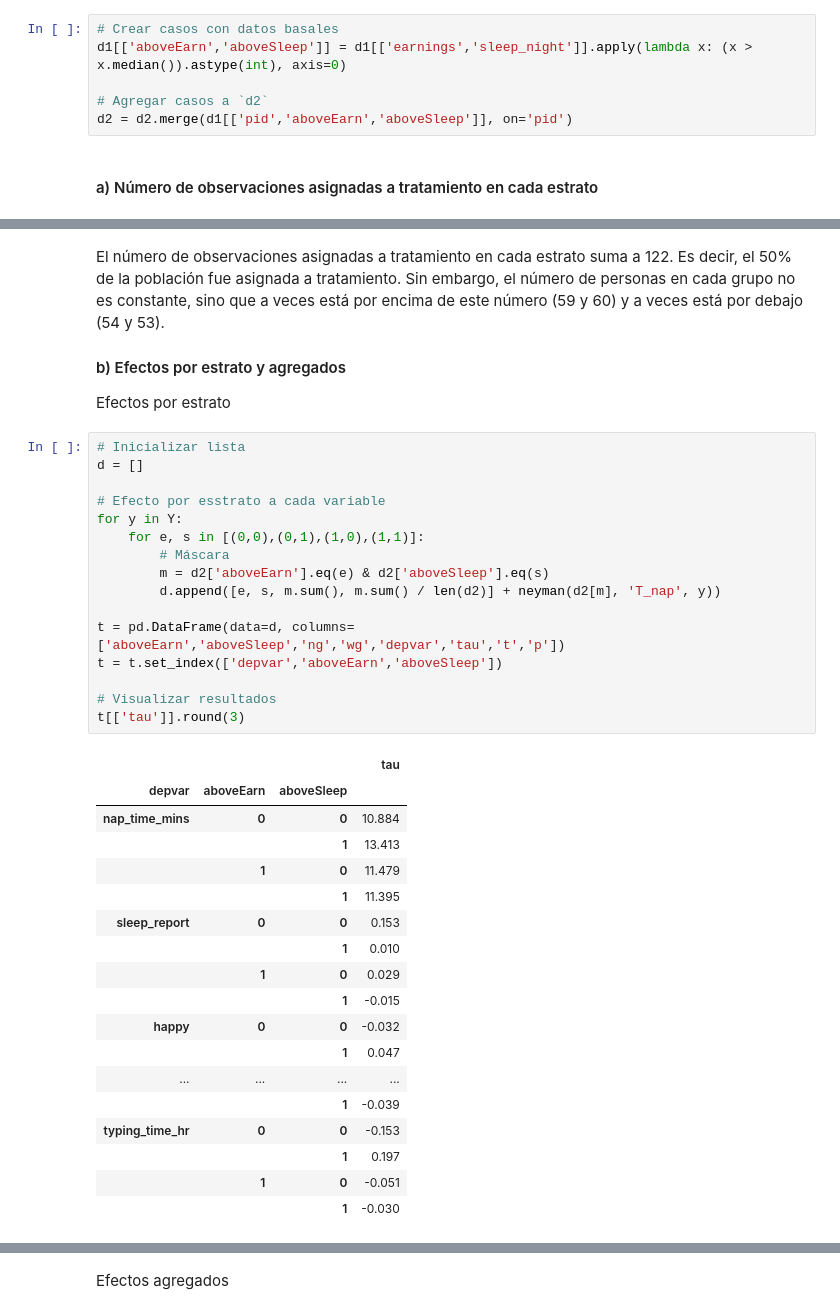
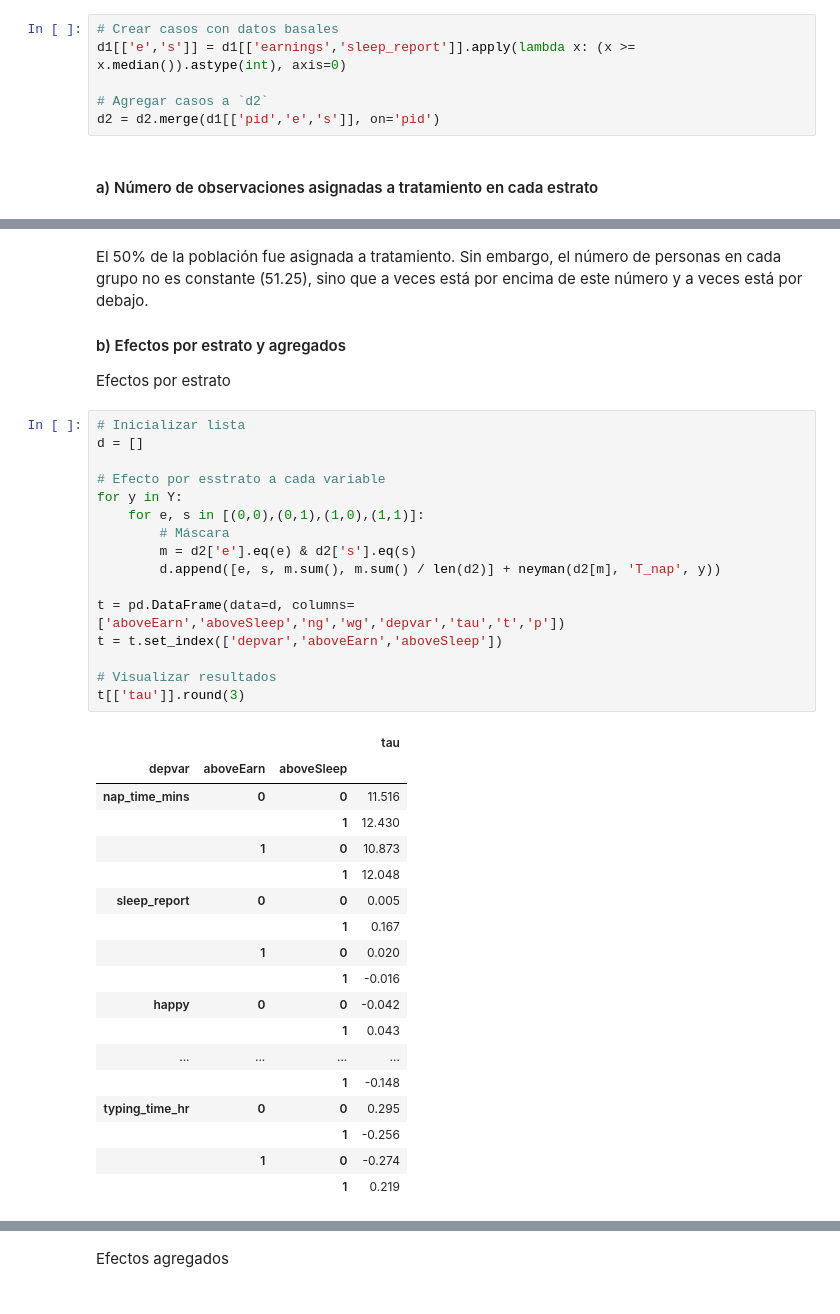
Before and after one commit to ArturoSbr/EmtrAp-hw01, a Jupyter notebook: cod/main.ipynb, the cells around one changed output, grey strips where cells are left out. Drawn from its saved outputs; the diff is of its cells as text.

```diff
--- a/cod/main.ipynb
+++ b/cod/main.ipynb
@@ -192,9 +192,9 @@ En resumen, todos los casos indican que las siestas no tienen un efecto estadís
 ### 4. Estratificación
 # %%
 # Crear casos con datos basales
-d1[['aboveEarn','aboveSleep']] = d1[['earnings','sleep_night']].apply(lambda x: (x > x.median()).astype(int), axis=0)
+d1[['e','s']] = d1[['earnings','sleep_report']].apply(lambda x: (x >= x.median()).astype(int), axis=0)
 
 # Agregar casos a `d2`
-d2 = d2.merge(d1[['pid','aboveEarn','aboveSleep']], on='pid')
+d2 = d2.merge(d1[['pid','e','s']], on='pid')
 # %% [markdown]
 #### a) Número de observaciones asignadas a tratamiento en cada estrato
@@ -219,40 +220,40 @@ Name: T_nap, dtype: int64
 # %% [markdown]
-El número de observaciones asignadas a tratamiento en cada estrato suma a 122. Es decir, el 50% de la población fue asignada a tratamiento. Sin embargo, el número de personas en cada grupo no es constante, sino que a veces está por encima de este número (59 y 60) y a veces está por debajo (54 y 53).
+El 50% de la población fue asignada a tratamiento. Sin embargo, el número de personas en cada grupo no es constante (51.25), sino que a veces está por encima de este número y a veces está por debajo.
 
 #### b) Efectos por estrato y agregados
 Efectos por estrato
 # %%
 # Inicializar lista
 d = []
 
 # Efecto por esstrato a cada variable
 for y in Y:
     for e, s in [(0,0),(0,1),(1,0),(1,1)]:
         # Máscara
-        m = d2['aboveEarn'].eq(e) & d2['aboveSleep'].eq(s)
+        m = d2['e'].eq(e) & d2['s'].eq(s)
         d.append([e, s, m.sum(), m.sum() / len(d2)] + neyman(d2[m], 'T_nap', y))
 
 t = pd.DataFrame(data=d, columns=['aboveEarn','aboveSleep','ng','wg','depvar','tau','t','p'])
 t = t.set_index(['depvar','aboveEarn','aboveSleep'])
 
 # Visualizar resultados
 t[['tau']].round(3)
 # %% [output]
 |  |  |  | tau |
 | depvar | aboveEarn | aboveSleep |  |
-| nap_time_mins | 0 | 0 | 10.884 |
-|  |  | 1 | 13.413 |
-|  | 1 | 0 | 11.479 |
-|  |  | 1 | 11.395 |
-| sleep_report | 0 | 0 | 0.153 |
-|  |  | 1 | 0.010 |
-|  | 1 | 0 | 0.029 |
-|  |  | 1 | -0.015 |
-| happy | 0 | 0 | -0.032 |
-|  |  | 1 | 0.047 |
+| nap_time_mins | 0 | 0 | 11.516 |
+|  |  | 1 | 12.430 |
+|  | 1 | 0 | 10.873 |
+|  |  | 1 | 12.048 |
+| sleep_report | 0 | 0 | 0.005 |
+|  |  | 1 | 0.167 |
+|  | 1 | 0 | 0.020 |
+|  |  | 1 | -0.016 |
+| happy | 0 | 0 | -0.042 |
+|  |  | 1 | 0.043 |
 | ... | ... | ... | ... |
-|  |  | 1 | -0.039 |
-| typing_time_hr | 0 | 0 | -0.153 |
-|  |  | 1 | 0.197 |
-|  | 1 | 0 | -0.051 |
-|  |  | 1 | -0.030 |
+|  |  | 1 | -0.148 |
+| typing_time_hr | 0 | 0 | 0.295 |
+|  |  | 1 | -0.256 |
+|  | 1 | 0 | -0.274 |
+|  |  | 1 | 0.219 |
```
Also changed, not shown: parts of 19 cells of this notebook.
